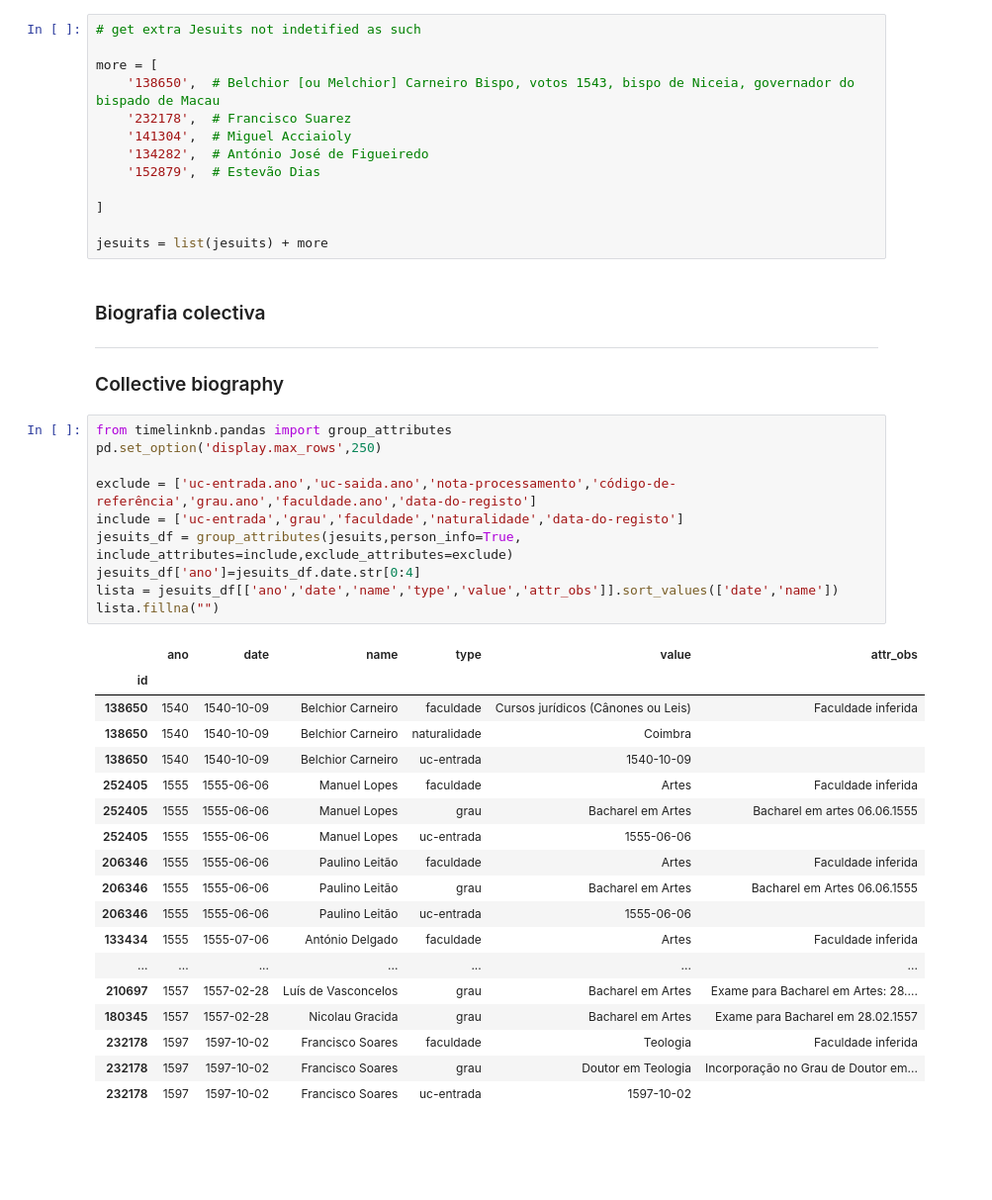
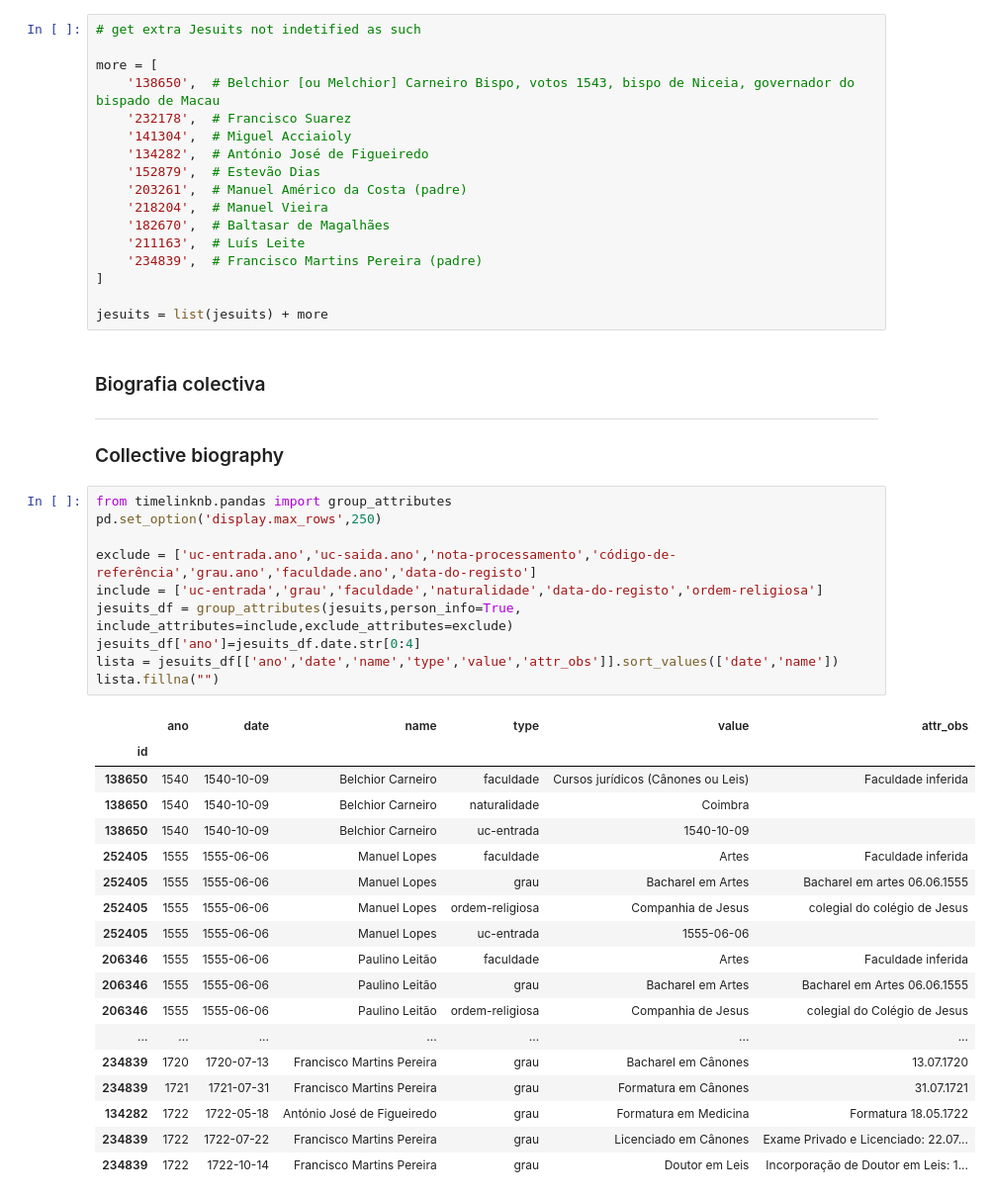
Before and after one commit to joaquimrcarvalho/fauc1537-1919, a Jupyter notebook: notebooks/023-jesuits.ipynb, the cells around one changed output. Shown at 99% size. Saved outputs shown, nothing was run; the diff lists cells and outputs as text; blank space fills up the shorter version.

```diff
--- a/notebooks/023-jesuits.ipynb
+++ b/notebooks/023-jesuits.ipynb
@@ -149,7 +149,11 @@ more = [
     '141304',  # Miguel Acciaioly
     '134282',  # António José de Figueiredo
     '152879',  # Estevão Dias
-
+    '203261',  # Manuel Américo da Costa (padre)
+    '218204',  # Manuel Vieira
+    '182670',  # Baltasar de Magalhães
+    '211163',  # Luís Leite
+    '234839',  # Francisco Martins Pereira (padre)
 ]
 
 jesuits = list(jesuits) + more
@@ -162,29 +166,29 @@ jesuits = list(jesuits) + more
 # %%
 from timelinknb.pandas import group_attributes
 pd.set_option('display.max_rows',250)
 
 exclude = ['uc-entrada.ano','uc-saida.ano','nota-processamento','código-de-referência','grau.ano','faculdade.ano','data-do-registo']
-include = ['uc-entrada','grau','faculdade','naturalidade','data-do-registo']
+include = ['uc-entrada','grau','faculdade','naturalidade','data-do-registo','ordem-religiosa']
 jesuits_df = group_attributes(jesuits,person_info=True, include_attributes=include,exclude_attributes=exclude)
 jesuits_df['ano']=jesuits_df.date.str[0:4]
 lista = jesuits_df[['ano','date','name','type','value','attr_obs']].sort_values(['date','name'])
 lista.fillna("")
 # %% [output]
 |  | ano | date | name | type | value | attr_obs |
 | id |  |  |  |  |  |  |
 | 138650 | 1540 | 1540-10-09 | Belchior Carneiro | faculdade | Cursos jurídicos (Cânones ou Leis) | Faculdade inferida |
 | 138650 | 1540 | 1540-10-09 | Belchior Carneiro | naturalidade | Coimbra |  |
 | 138650 | 1540 | 1540-10-09 | Belchior Carneiro | uc-entrada | 1540-10-09 |  |
 | 252405 | 1555 | 1555-06-06 | Manuel Lopes | faculdade | Artes | Faculdade inferida |
 | 252405 | 1555 | 1555-06-06 | Manuel Lopes | grau | Bacharel em Artes | Bacharel em artes 06.06.1555 |
+| 252405 | 1555 | 1555-06-06 | Manuel Lopes | ordem-religiosa | Companhia de Jesus | colegial do colégio de Jesus |
 | 252405 | 1555 | 1555-06-06 | Manuel Lopes | uc-entrada | 1555-06-06 |  |
 | 206346 | 1555 | 1555-06-06 | Paulino Leitão | faculdade | Artes | Faculdade inferida |
 | 206346 | 1555 | 1555-06-06 | Paulino Leitão | grau | Bacharel em Artes | Bacharel em Artes 06.06.1555 |
-| 206346 | 1555 | 1555-06-06 | Paulino Leitão | uc-entrada | 1555-06-06 |  |
-| 133434 | 1555 | 1555-07-06 | António Delgado | faculdade | Artes | Faculdade inferida |
+| 206346 | 1555 | 1555-06-06 | Paulino Leitão | ordem-religiosa | Companhia de Jesus | colegial do Colégio de Jesus |
 | ... | ... | ... | ... | ... | ... | ... |
-| 210697 | 1557 | 1557-02-28 | Luís de Vasconcelos | grau | Bacharel em Artes | Exame para Bacharel em Artes: 28.... |
-| 180345 | 1557 | 1557-02-28 | Nicolau Gracida | grau | Bacharel em Artes | Exame para Bacharel em 28.02.1557 |
-| 232178 | 1597 | 1597-10-02 | Francisco Soares | faculdade | Teologia | Faculdade inferida |
-| 232178 | 1597 | 1597-10-02 | Francisco Soares | grau | Doutor em Teologia | Incorporação no Grau de Doutor em... |
-| 232178 | 1597 | 1597-10-02 | Francisco Soares | uc-entrada | 1597-10-02 |  |
+| 234839 | 1720 | 1720-07-13 | Francisco Martins Pereira | grau | Bacharel em Cânones | 13.07.1720 |
+| 234839 | 1721 | 1721-07-31 | Francisco Martins Pereira | grau | Formatura em Cânones | 31.07.1721 |
+| 134282 | 1722 | 1722-05-18 | António José de Figueiredo | grau | Formatura em Medicina | Formatura 18.05.1722 |
+| 234839 | 1722 | 1722-07-22 | Francisco Martins Pereira | grau | Licenciado em Cânones | Exame Privado e Licenciado: 22.07... |
+| 234839 | 1722 | 1722-10-14 | Francisco Martins Pereira | grau | Doutor em Leis | Incorporação de Doutor em Leis: 1... |
```
